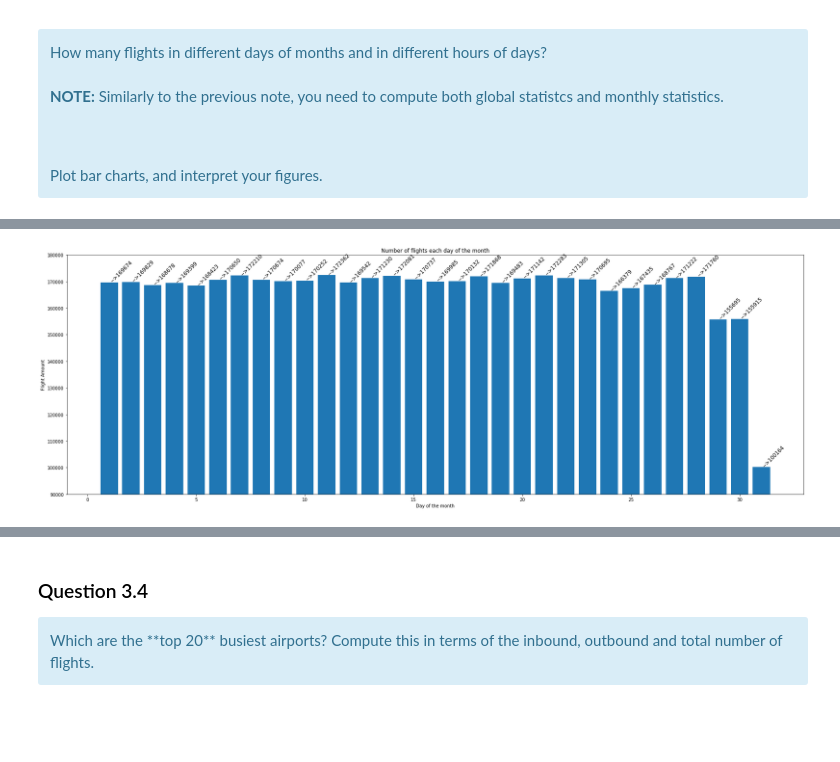
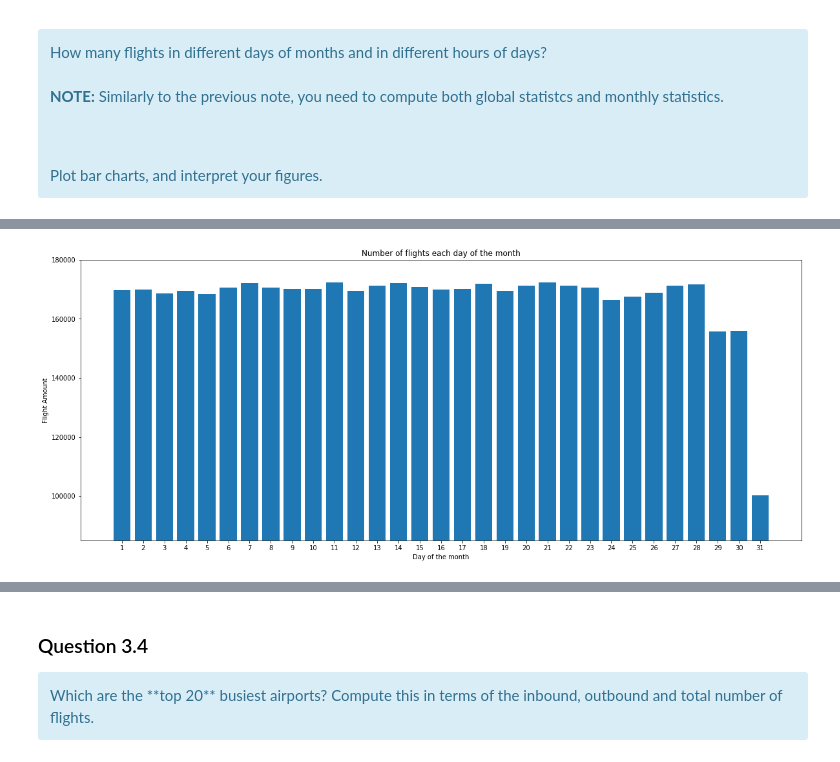
Before and after one commit to koksalb/EURECOM-Clouds, a Jupyter notebook: SparkSQL-master/SPARSQL.ipynb, the cells around one changed output, grey strips where cells are left out. Saved outputs shown, nothing was run; the diff lists cells and outputs as text; code cells hidden in the pictures; blank space fills up the shorter version.

```diff
--- a/SparkSQL-master/SPARSQL.ipynb
+++ b/SparkSQL-master/SPARSQL.ipynb
@@ -225,8 +230,8 @@ import seaborn as sns
 
 sqlContext = SQLContext(sc)
 
-data = sc.textFile('../datasets/airline/1994.csv')
-
+#data = sc.textFile('../datasets/airline/1994.csv')
+data = sc.textFile('/datasets/airline/1994.csv')
 # extract the header
 header = data.first()
 
@@ -538,9 +557,8 @@ df.groupBy(df.month).count().orderBy('month', ascending=1).collect()
  Row(month=12, count=446521)]
 # %%
 import calendar
-fig, ax = plt.subplots(figsize=(12, 8))
+fig, ax = plt.subplots(figsize=(20, 8))
 style = dict(size=12, color='black', rotation=45)
-
 
 indices = []
 frequencies = []
@@ -652,7 +670,6 @@ df.groupBy(df.day_of_week).count().orderBy('day_of_week', ascending=1).collect()
 import calendar
 fig, ax = plt.subplots(figsize=(14, 7))
 style = dict(size=12, color='black', rotation=45)
-
 
 indices = []
 frequencies = []
@@ -660,11 +677,11 @@ frequencies = []
 for row in df.groupBy(df.day_of_week).count().orderBy('day_of_week', ascending=1).collect():
     frequencies.append(row[1])
     indices.append(calendar.day_name[row[0]-1])
-    ax.text(calendar.day_name[row[0]-1], row[1]+9000, str('-->'+ str(row[1])), **style)
+    ax.text(calendar.day_name[row[0]-1], row[1]+10000, str('-->'+ str(row[1])), **style)
 
 plt.bar(indices,frequencies, align="center")
 axes = plt.gca()
-axes.set_ylim([690000,780000])
+axes.set_ylim([690000,770000])
 plt.title("Number of flights each day of the week")
 plt.xlabel("Day of the week")
 plt.ylabel("Flight Amount")
@@ -731,22 +739,24 @@ df.groupBy(df.day_of_month).count().orderBy('day_of_month' , ascending=1).head(5
 # %%
-fig, ax = plt.subplots(figsize=(30, 10))
+#Global statistics
+import calendar
+fig, ax = plt.subplots(figsize=(20,8))
 style = dict(size=12, color='black', rotation=45)
-
 
 indices = []
 frequencies = []
 
 for row in df.groupBy(df.day_of_month).count().orderBy('day_of_month' , ascending=1).collect():
     frequencies.append(row[1])
     indices.append(row[0])
-    ax.text(row[0], row[1]+7000, str('-->'+ str(row[1])), **style)
+    #ax.text(row[0], row[1], str('-->'+ str(row[1])), **style)
 
 plt.bar(indices,frequencies, align="center")
 axes = plt.gca()
-axes.set_ylim([90000,180000])
+axes.set_ylim([85000,180000])
+axes.set_xticks(indices)
 plt.title("Number of flights each day of the month")
 plt.xlabel("Day of the month")
 plt.ylabel("Flight Amount")
 plt.show()
 # %% [output]
-[figure, old version]
+[figure, new version]
```
Also changed, not shown: parts of 41 cells of this notebook.
